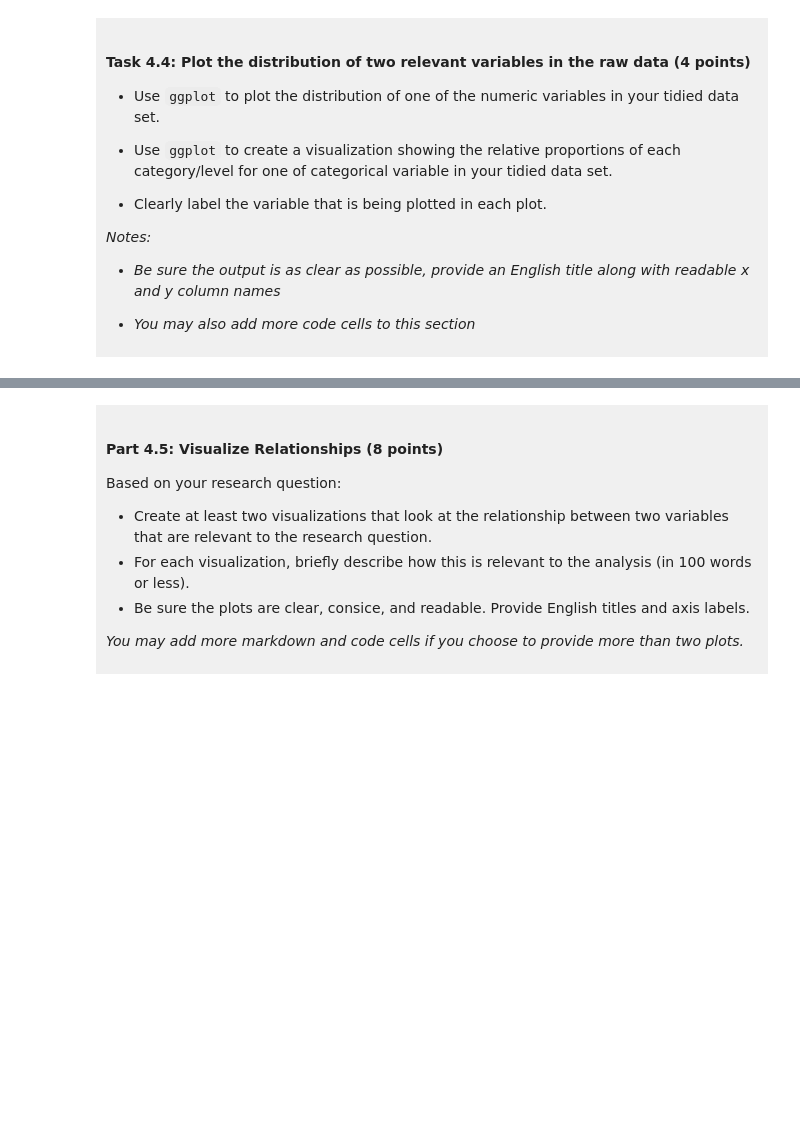
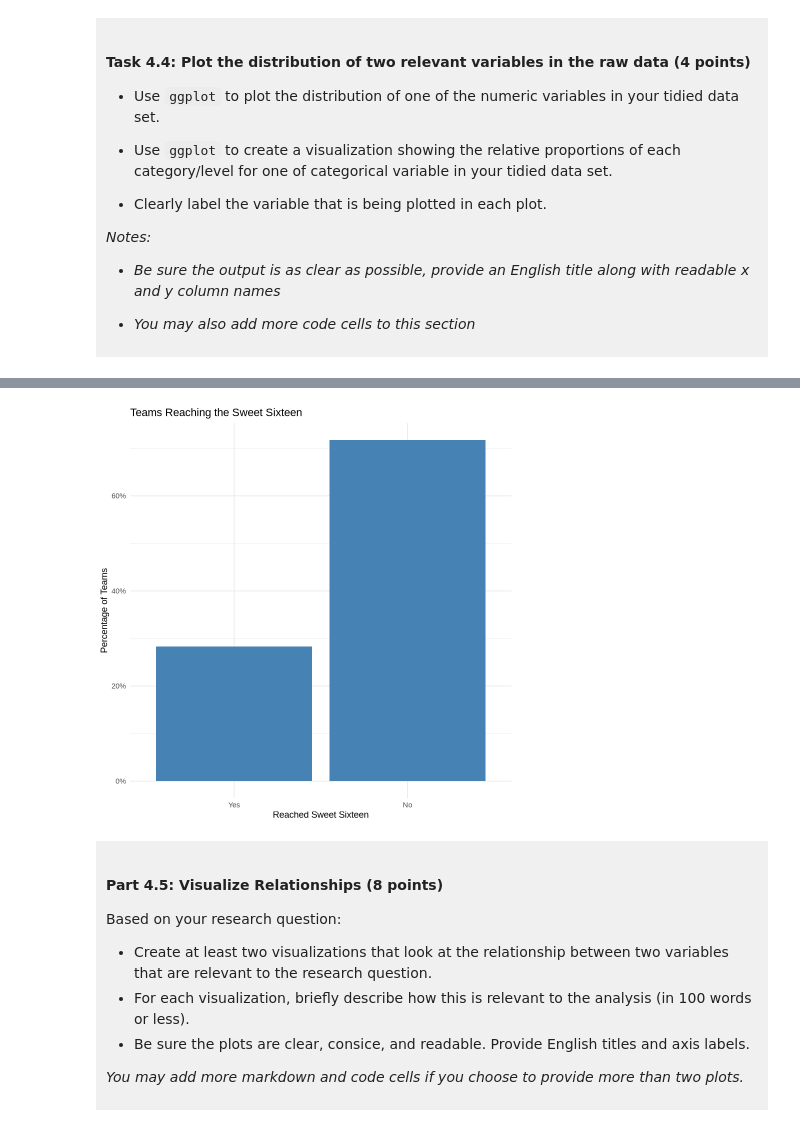
Before and after one commit to SangwanIshant/dsci-100-project-ishant, a Jupyter notebook: dsci-100-project-notebook.ipynb, the cells around one changed output, grey strips where cells are left out. Cells and saved outputs as stored; diff of their text form; code cells hidden in the pictures; blank space fills up the shorter version.

```diff
--- a/dsci-100-project-notebook.ipynb
+++ b/dsci-100-project-notebook.ipynb
@@ -261,5 +375,18 @@ You will refine your research question (if needed) and produce a tidy data set.
 # %%
-### EDIT THIS CODE CELL FOR PLOT 2 ###
+
+# Proportion of teams reaching the Sweet Sixteen
+ggplot(tidy_data, aes(x = sweet_sixteen)) +
+  geom_bar(aes(y = after_stat(count / sum(count))),
+           fill = "steelblue") +
+  scale_y_continuous(labels = scales::percent) +
+  labs(
+    title = "Teams Reaching the Sweet Sixteen",
+    x = "Reached Sweet Sixteen",
+    y = "Percentage of Teams"
+  ) +
+  theme_minimal()
+# %% [output]
+[figure, added]
 # %% [markdown]
 <div style="background-color: #f0f0f0; padding: 10px;">
 
```
Also changed, not shown: parts of 22 cells of this notebook, 1 other file.
